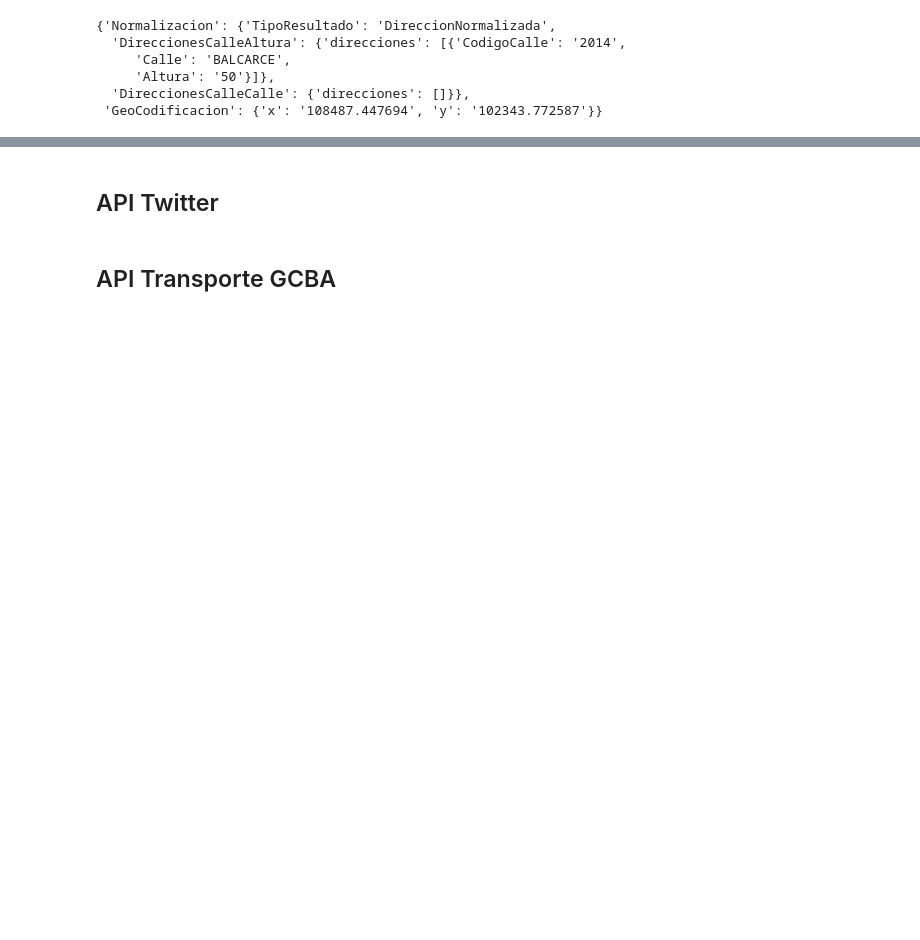
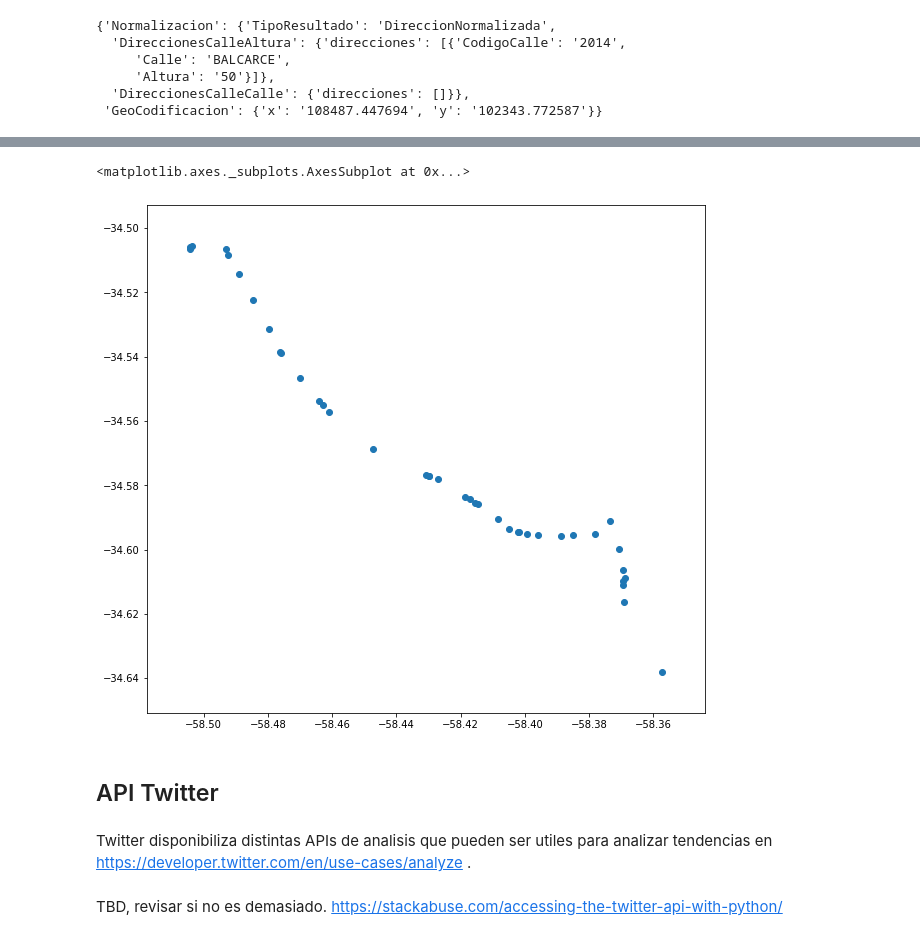
Before and after one commit to institutohumai/cursos-python, a Jupyter notebook: APIs/1_APIs_Geograficas/clase-1.ipynb, the cells around one changed output, grey strips where cells are left out. Cells and saved outputs as stored; diff of their text form; code cells hidden in the pictures; blank space fills up the shorter version.

```diff
--- a/APIs/1_APIs_Geograficas/clase-1.ipynb
+++ b/APIs/1_APIs_Geograficas/clase-1.ipynb
@@ -761,4 +867,11 @@ requests.get(
+# %%
+gdf[gdf.route_short_name == '152A'].plot(figsize=(10, 10))
+# %% [output]
+<matplotlib.axes._subplots.AxesSubplot at 0x...>
+[figure, added]
 # %% [markdown]
 ## API Twitter
-# %% [markdown]
-## API Transporte GCBA
+# %% [markdown]
+Twitter disponibiliza distintas APIs de analisis que pueden ser utiles para analizar tendencias en https://developer.twitter.com/en/use-cases/analyze .
+# %% [markdown]
+TBD, revisar si no es demasiado. https://stackabuse.com/accessing-the-twitter-api-with-python/
```
Also changed, not shown: parts of 19 cells of this notebook, 2 other files.
